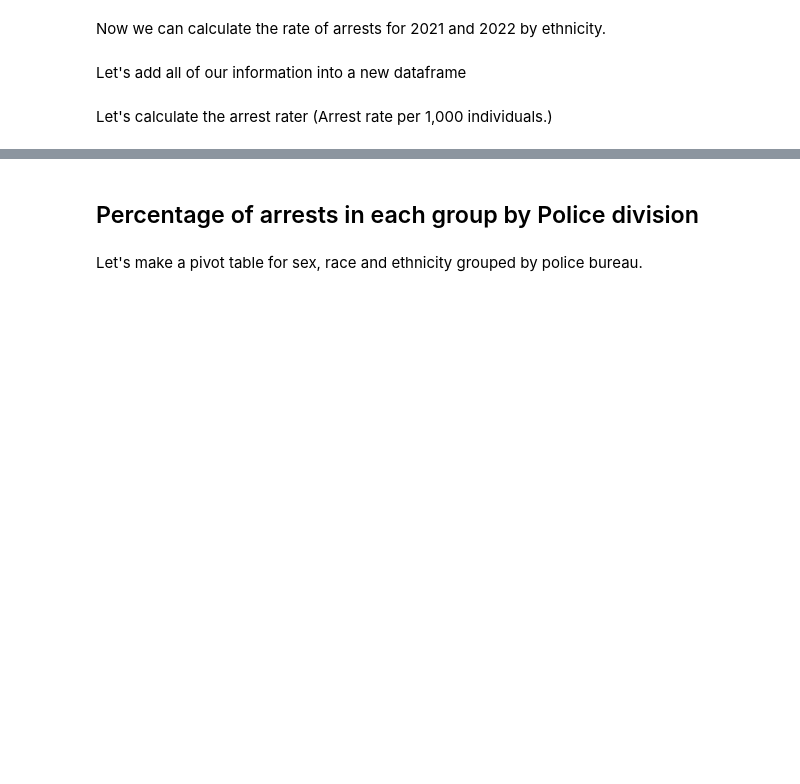
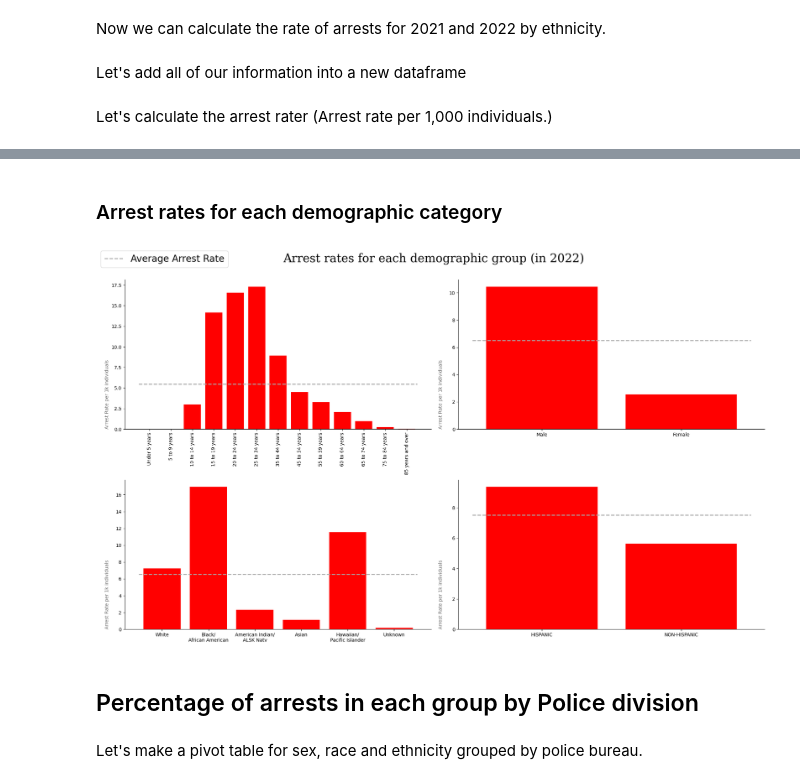
Before and after one commit to emmajslz/eda-project-police-arrest, a Jupyter notebook: police-arrests-montgomery-study.ipynb, the cells around one changed output, grey strips where cells are left out. Saved outputs shown, nothing was run; the diff lists cells and outputs as text; code cells hidden in the pictures; blank space fills up the shorter version.

```diff
--- a/police-arrests-montgomery-study.ipynb
+++ b/police-arrests-montgomery-study.ipynb
@@ -2220,3 +1889,45 @@ plt.show()
+# %% [markdown]
+### Arrest rates for each demographic category
+# %%
+fig, ax = plt.subplots(nrows=2, ncols=2, figsize=(20,12))
+ax = ax.flatten()
+
+datasets = [age_rate_22, sex_rate_22, race_rate_22, ethnicity_rate_22]
+
+for i in range(4):
+
+    dataset = datasets[i]
+
+    # Plotting the arrest rates
+    ax[i].bar(dataset.index, dataset['rate_2022'], color='red')
+
+    ax[i].set_ylabel("\nArrest Rate per 1k individuals", horizontalalignment='left', color='dimgray')
+    ax[i].yaxis.set_label_coords(-0.05, 0)
+
+    ax[i].spines['top'].set_visible(False)
+    ax[i].spines['right'].set_visible(False)
+
+    #Add horizontal line to indicate mean arrest rate
+    h1 = ax[i].hlines(y=dataset['rate_2022'].mean(), xmin=-0.5, xmax=len(dataset.index)-0.5,
+                colors='darkgray', linestyles='dashed', lw=2, label='Average Arrest Rate')
+
+    #ax[i].legend(loc='upper right')
+
+fig.suptitle(f"Arrest rates for each demographic group (in 2022)\n",
+             font='serif', size=25)
+ax[0].tick_params(axis='x', labelrotation=90)
+
+xlabels = list(race_rate_22.index)
+for j in [1,2,4]:
+    xlabels[j] = "/\n".join(xlabels[j].split("/"))
+    ax[2].set_xticklabels(xlabels)
+
+fig.legend(h1, labels=['Average Arrest Rate'], loc='upper left', fontsize=20)
+
+plt.tight_layout()
+plt.show()
+# %% [output]
+[figure, added]
 # %% [markdown]
 ## Percentage of arrests in each group by Police division
 # %% [markdown]
```
Also changed, not shown: parts of 27 cells of this notebook.
